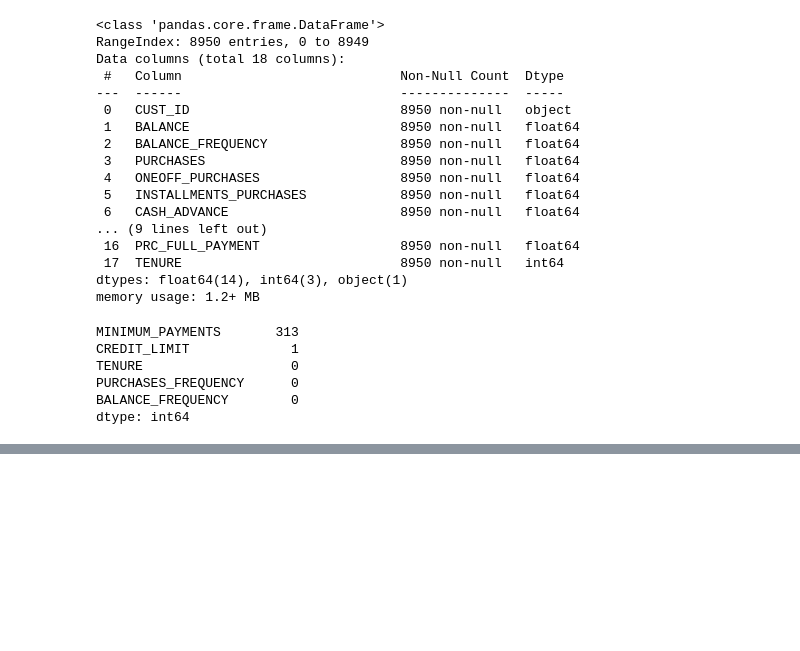
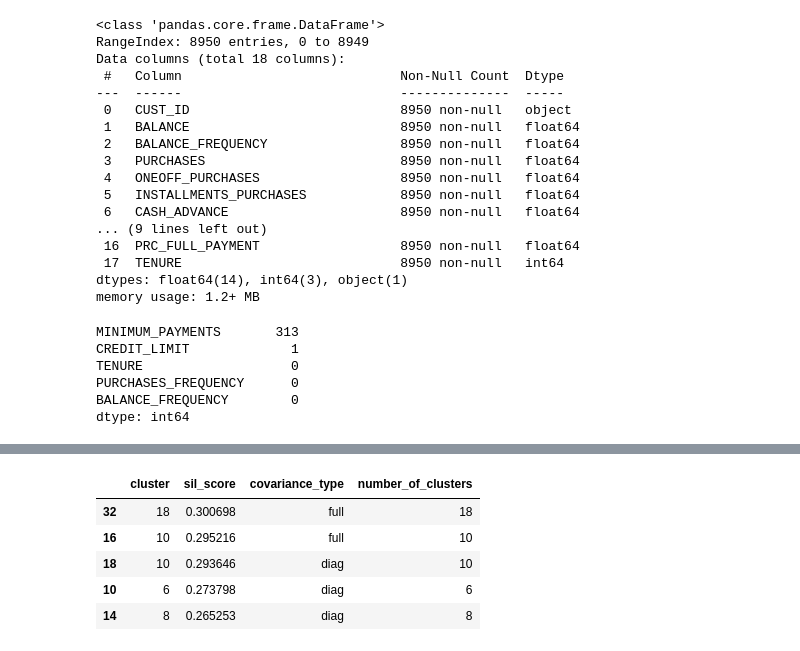
Before and after one commit to selingumusdag/creditcard_clustering, a Jupyter notebook: creditcard-cluster.ipynb, the cells around one changed output, grey strips where cells are left out. Saved outputs shown, nothing was run; the diff lists cells and outputs as text; code cells hidden in the pictures; blank space fills up the shorter version.

```diff
--- a/creditcard-cluster.ipynb
+++ b/creditcard-cluster.ipynb
@@ -76,0 +258,9 @@ plt.show()
+# %%
+df_gmm.sort_values('sil_score', ascending=False).tail()
+# %% [output]
+|  | cluster | sil_score | covariance_type | number_of_clusters |
+| 32 | 18 | 0.300698 | full | 18 |
+| 16 | 10 | 0.295216 | full | 10 |
+| 18 | 10 | 0.293646 | diag | 10 |
+| 10 | 6 | 0.273798 | diag | 6 |
+| 14 | 8 | 0.265253 | diag | 8 |
```
Also changed, not shown: parts of 16 cells of this notebook.
